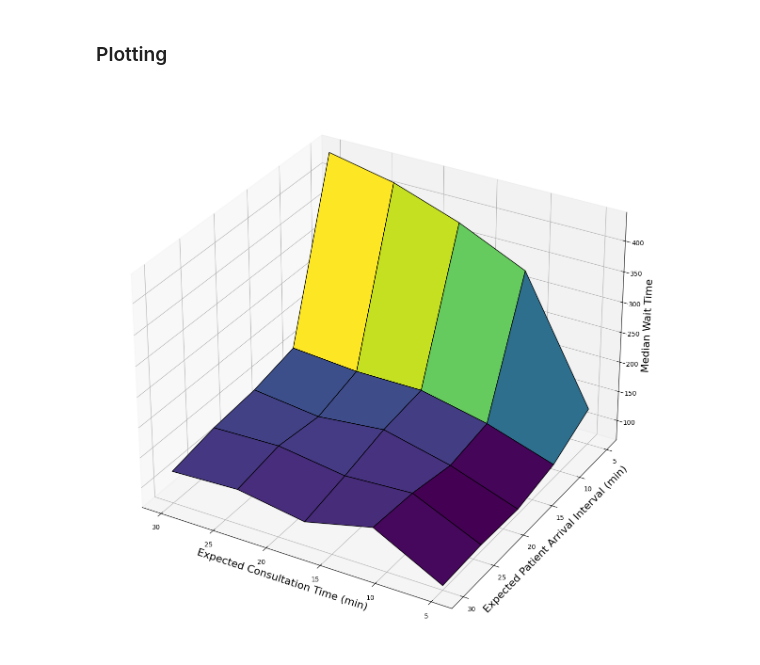
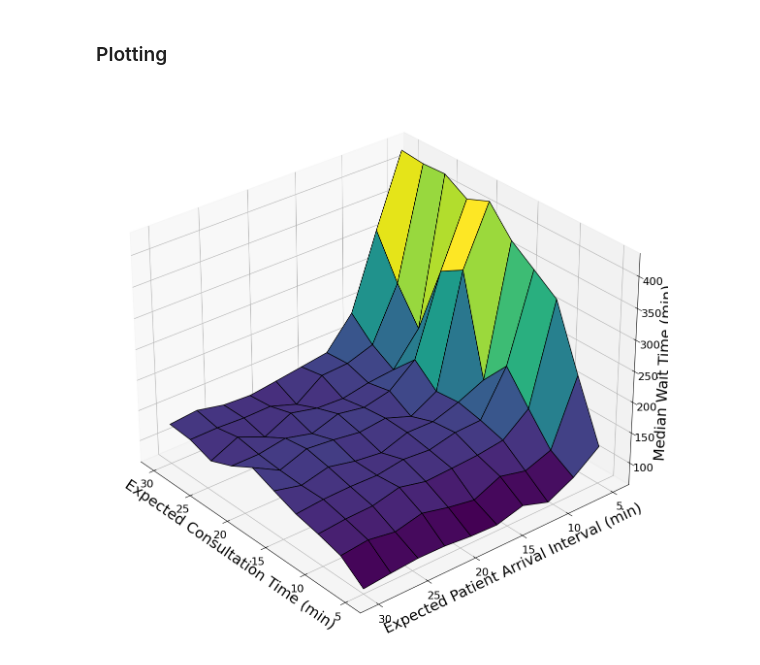
Before and after one commit to Sez26/MMSD, a Jupyter notebook: Question1/HcRA_06.ipynb, the cells around one changed output. Saved outputs shown, nothing was run; the diff lists cells and outputs as text; code cells hidden in the pictures.

```diff
--- a/Question1/HcRA_06.ipynb
+++ b/Question1/HcRA_06.ipynb
@@ -115,6 +116,7 @@ def HealthCareService(env, HCS_obj):
 
         # append serviced patient to patient list (all info stored within)
         HCS_obj.patients_list.insert(-1,Patient_i)
+        HCS_obj.num_patients_seen += 1
 
 # patient process function to simulate each patient's interaction with the server
 def Patient(env, HCS_obj, patient_obj):
@@ -167,15 +169,14 @@ HealthCareSim.env.process(HealthCareService(HealthCareSim.env, HealthCareSim))
 HealthCareSim.env.run(until=HealthCareSim.duration)
 
 # Create parameter sweep
-n_intvl = 5
-arrival_rates = np.linspace(5,30,n_intvl)
-service_rates = np.linspace(5,30,n_intvl)
+n_intvl = 10
+arrival_rates = np.linspace(5,30,n_intvl) # i
+service_rates = np.linspace(5,30,n_intvl) # j
 sim_duration = 60*8
-simulation_list = []
 # print(arrival_rates)
 
 # want to repeat to get confidence intervals
-n_rep = 20
+n_rep = 20 # r
 
 simulation_results = np.empty((n_intvl, n_intvl, n_rep), dtype=object)
 
@@ -212,32 +213,45 @@ for i in range(n_intvl):
             avg_wait[i,j,r] = np.mean(patient_waits)
             wait_60[i,j,r] = sum(x > 60 for x in patient_waits)
 
-            num_patients[i, j, r] = simulation_results[i, j, r].num_patients
+            num_patients[i, j, r] = simulation_results[i, j, r].num_patients_seen
 
             clin_up[i, j, r] = simulation_results[i, j, r].usage_time
 # %% [markdown]
 ### Plotting
 # %%
-font_size = 16
+font_size = 22
+tick_size = 16
+label_padding = 25
 # %%
 # average wait time (surface plot)
 X, Y = np.meshgrid(service_rates, arrival_rates)
 
 median_avg_wait = np.median(avg_wait, axis=2)
 
 # Plot surface
-fig = plt.figure(figsize=(12, 14))
+fig = plt.figure(figsize=(12, 16))
 ax = fig.add_subplot(111, projection='3d')
 
 ax.plot_surface(X, Y, median_avg_wait, cmap='viridis', edgecolor='k')
-ax.view_init(elev=30, azim=120)
+ax.view_init(elev=30, azim=140)
 ax.dist = 50
 
 ax.set_xlabel("Expected Consultation Time (min)", fontdict={'fontsize':font_size})
 ax.set_ylabel("Expected Patient Arrival Interval (min)", fontdict={'fontsize':font_size})
-ax.set_zlabel("Median Wait Time", fontdict={'fontsize':font_size})
+ax.set_zlabel("Median Wait Time (min)", fontdict={'fontsize':font_size})
+
+# ax.xaxis.labelpad = label_padding
+# ax.yaxis.labelpad = label_padding
+# ax.zaxis.labelpad = label_padding
+
+pos = ax.get_position()  # Get current plot position
+ax.set_position([pos.x0 - 1, pos.y0, pos.width, pos.height])  # Shift left
+
+
+ax.tick_params(axis="both", labelsize=tick_size)
 
 plt.tight_layout()
+plt.subplots_adjust(left=0.005, right=0.95)
 plt.show()
 # %% [output]
-[figure, old version]
+[figure, new version]
```
Also changed, not shown: parts of 3 cells of this notebook, 6 other files.
